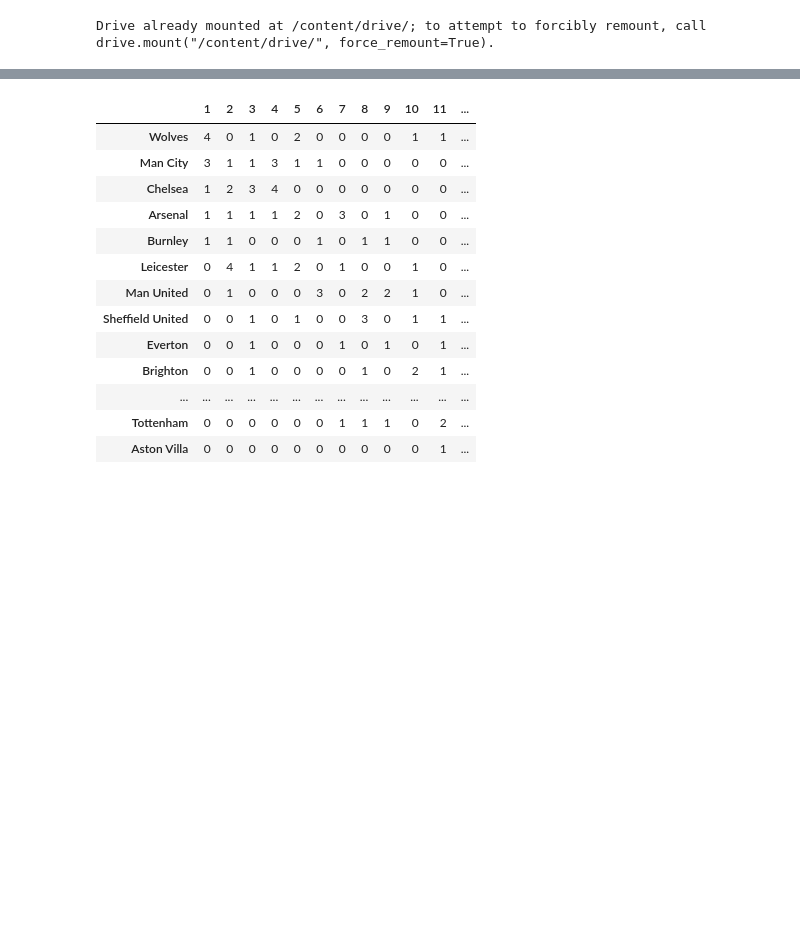
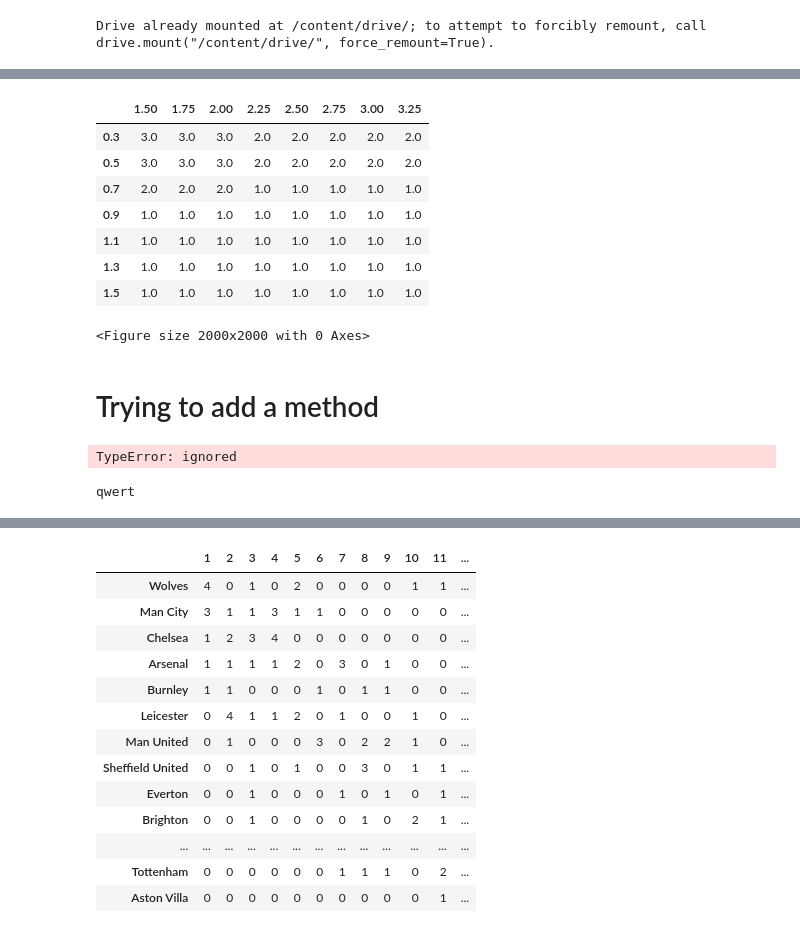
Before and after one commit to jesperiksson/SoccermaticsForPython, a Jupyter notebook: simulate_seasons.ipynb, the cells around one changed output, grey strips where cells are left out. Drawn from its saved outputs; the diff is of its cells as text; code cells hidden in the pictures; blank space fills up the shorter version.

```diff
--- a/simulate_seasons.ipynb
+++ b/simulate_seasons.ipynb
@@ -511,4 +665,6 @@ sim1 = Simulation(df1920,1000)
 # %%
-#sim1.simulate_seasons()
+sim1 = Simulation(df1718,4)
+sim1.simulate_seasons()
 sim1.simulate_seasons_homeaway()
+#sim1 = remove_from_pickle_jar(path,'sim1base')
 # %% [output]
@@ -557,4 +704,0 @@ Liverpool's ExpectedConceded value for home games is now 2, previously it was 1.
-# %%
-i = 0
-
-sim1copy.plot_hist()
@@ -562,0 +709,16 @@ sim1copy.plot_hist()
+# %%
+sim_list = list()
+team = 'Liverpool'
+stepsO = [1.5,1.75,2.0,2.25,2.50,2.75,3.0,3.25]
+stepsD = [0.3,0.5,0.7,0.9,1.1,1.3,1.5]
+for xC in stepsD:
+    for xS in stepsO:
+        sim_list.append(remove_from_pickle_jar(path,'Liverpoolscore'+str(xC)+str(xS)+'1819'))
+# %%
+sim_list_new = list()
+for i in range(len(sim_list)):
+    sim_list_new.append(Simulation(df1718,1000,team_of_interest='Liverpool',figsize=6,dpi=400))
+    #sim_list_new[i].season_list_homeaway = sim_list[i].season_list_homeaway
+    sim_list_new[i].freq_homeaway = sim_list[i].freq_homeaway
+    sim_list_new[i].get_position_crosstab_homeaway()
+    sim_list_new[i].get_average_position_homeaway()
@@ -562,0 +728,31 @@ sim1copy.plot_hist()
+# %%
+def average_position_chart(sim_list):
+    fig = plt.figure(dpi=400)
+    fig.set_size_inches(5,5)
+    stepsO = [1.5,1.75,2.0,2.25,2.50,2.75,3.0,3.25]
+    stepsD = [0.3,0.5,0.7,0.9,1.1,1.3,1.5]
+    freq = np.empty(shape=(len(stepsD),len(stepsO)))
+    n = 0
+    for i in range(len(stepsD)): # rows
+        for j in range(len(stepsO)): # cols
+            freq[i,j] = int(sim_list[n].average_position_homeaway)
+            n += 1
+
+    crosstab = pd.DataFrame(
+        freq,
+        columns=stepsO,
+        index = stepsD)
+    return crosstab
+average_position_chart(sim_list_new)
+# %% [output]
+|  | 1.50 | 1.75 | 2.00 | 2.25 | 2.50 | 2.75 | 3.00 | 3.25 |
+| 0.3 | 3.0 | 3.0 | 3.0 | 2.0 | 2.0 | 2.0 | 2.0 | 2.0 |
+| 0.5 | 3.0 | 3.0 | 3.0 | 2.0 | 2.0 | 2.0 | 2.0 | 2.0 |
+| 0.7 | 2.0 | 2.0 | 2.0 | 1.0 | 1.0 | 1.0 | 1.0 | 1.0 |
+| 0.9 | 1.0 | 1.0 | 1.0 | 1.0 | 1.0 | 1.0 | 1.0 | 1.0 |
+| 1.1 | 1.0 | 1.0 | 1.0 | 1.0 | 1.0 | 1.0 | 1.0 | 1.0 |
+| 1.3 | 1.0 | 1.0 | 1.0 | 1.0 | 1.0 | 1.0 | 1.0 | 1.0 |
+| 1.5 | 1.0 | 1.0 | 1.0 | 1.0 | 1.0 | 1.0 | 1.0 | 1.0 |
+<Figure size 2000x2000 with 0 Axes>
+# %% [markdown]
+# Trying to add a method
@@ -562,0 +761,15 @@ sim1copy.plot_hist()
+# %%
+def test(self):
+    print('qwert')
+
+Simulation.test = test
+simtest = Simulation()
+simtest.test
+# %% [output]
+TypeError: ignored
+# %%
+import types
+simtest.test = types.MethodType(test,simtest)
+simtest.test()
+# %% [output]
+qwert
```
Also changed, not shown: parts of 31 cells of this notebook.
